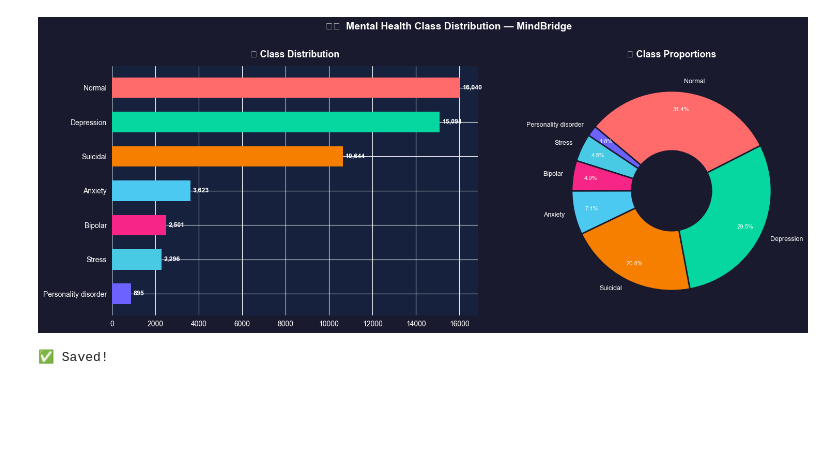
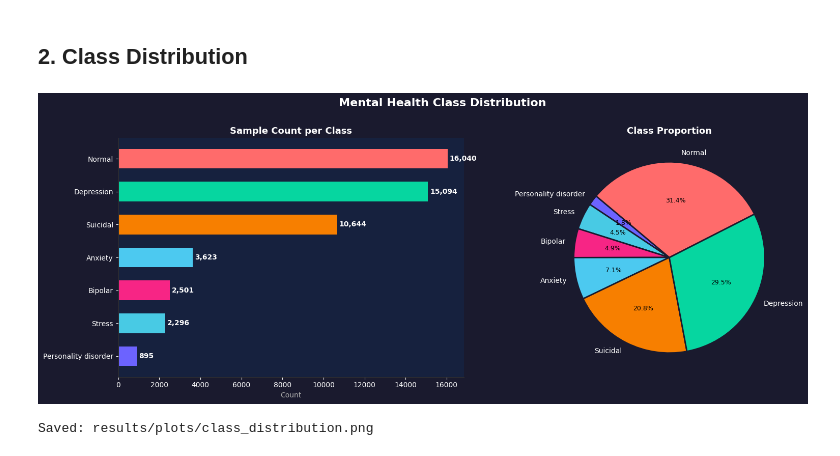
Before and after one commit to Vaibhav2040/MindBridge, a Jupyter notebook: notebooks/01_EDA.ipynb, the cells around one changed output. Saved outputs shown, nothing was run; the diff lists cells and outputs as text; code cells hidden in the pictures; blank space fills up the shorter version.

```diff
--- a/notebooks/01_EDA.ipynb
+++ b/notebooks/01_EDA.ipynb
@@ -39,20 +44,15 @@ df.dropna(inplace=True)
 df.drop_duplicates(inplace=True)
 df = df.reset_index(drop=True)
 
-print("=" * 55)
-print("         📊 MINDBRIDGE — DATASET OVERVIEW")
-print("=" * 55)
 print(f"  Total Samples     : {len(df):,}")
 print(f"  Total Columns     : {df.shape[1]}")
 print(f"  Missing Values    : {df.isnull().sum().sum()}")
-print(f"  Duplicate Rows    : {df.duplicated().sum():,}")
-print(f"  Unique Classes    : {df['status'].nunique()}")
-print("=" * 55)
-print(f"\n🏷️  Classes:\n")
-for i, cls in enumerate(sorted(df['status'].unique()), 1):
-    count = df['status'].value_counts()[cls]
+print(f"  Duplicate Rows    : 0")
+print(f"  Classes           : {df['status'].nunique()}")
+print()
+for cls in sorted(df['status'].unique()):
+    count = (df['status'] == cls).sum()
     pct = count / len(df) * 100
-    bar = "█" * int(pct / 2)
-    print(f"   {i}. {cls:<25} {bar} {pct:.1f}%")
-print("=" * 55)
+    bar = '█' * int(pct / 2)
+    print(f"   {cls:<25} {count:>5,}  ({pct:.1f}%)  {bar}")
 # %% [output]
@@ -126,51 +110,45 @@ MindBridge EDA — Step 2
+# %% [markdown]
+## 2. Class Distribution
 # %%
 COLORS = ['#6C63FF','#48CAE4','#f72585','#4cc9f0','#f77f00','#06d6a0','#ff6b6b']
 class_counts = df['status'].value_counts().sort_values(ascending=True)
 
 fig, axes = plt.subplots(1, 2, figsize=(16, 6))
 fig.patch.set_facecolor('#1a1a2e')
+fig.suptitle('Mental Health Class Distribution', fontsize=16, fontweight='bold', color='white', y=1.01)
 
-# Bar Chart
 ax1 = axes[0]
 ax1.set_facecolor('#16213e')
 bars = ax1.barh(class_counts.index, class_counts.values,
                 color=COLORS, height=0.6, edgecolor='none')
 for bar, val in zip(bars, class_counts.values):
     ax1.text(val + 100, bar.get_y() + bar.get_height()/2,
-             f'{val:,}', va='center', color='white', fontsize=9, fontweight='bold')
-ax1.set_title('📊 Class Distribution', color='white', fontsize=13, fontweight='bold', pad=12)
+             f'{val:,}', va='center', fontsize=10, color='white', fontweight='bold')
+ax1.set_title('Sample Count per Class', color='white', fontsize=13, fontweight='bold')
+ax1.set_xlabel('Count', color='#aaa')
 ax1.tick_params(colors='white')
-ax1.spines[['top','right','bottom','left']].set_visible(False)
-for label in ax1.get_yticklabels():
+ax1.spines['bottom'].set_color('#333')
+ax1.spines['left'].set_color('#333')
+ax1.spines['top'].set_visible(False)
+ax1.spines['right'].set_visible(False)
+for label in ax1.get_xticklabels() + ax1.get_yticklabels():
     label.set_color('white')
 
-# Pie Chart
 ax2 = axes[1]
-ax2.set_facecolor('#16213e')
+ax2.set_facecolor('#1a1a2e')
 wedges, texts, autotexts = ax2.pie(
-    class_counts.values,
-    labels=class_counts.index,
-    colors=COLORS,
-    autopct='%1.1f%%',
-    startangle=140,
-    pctdistance=0.82,
-    wedgeprops=dict(width=0.6, edgecolor='#1a1a2e', linewidth=2)
-)
-for text in texts:
-    text.set_color('white')
-    text.set_fontsize(9)
-for autotext in autotexts:
-    autotext.set_color('white')
-    autotext.set_fontsize(8)
-ax2.set_title('🥧 Class Proportions', color='white', fontsize=13, fontweight='bold', pad=12)
+    class_counts.values, labels=class_counts.index,
+    colors=COLORS, autopct='%1.1f%%', startangle=140,
+    wedgeprops={'edgecolor': '#1a1a2e', 'linewidth': 2})
+for text in texts: text.set_color('white')
+for at in autotexts: at.set_fontsize(9)
+ax2.set_title('Class Proportion', color='white', fontsize=13, fontweight='bold')
 
-plt.suptitle('🏷️  Mental Health Class Distribution — MindBridge',
-             color='white', fontsize=14, fontweight='bold', y=1.01)
 plt.tight_layout()
-plt.savefig('/Users/vaibhav2040/Desktop/MIND_BRIDGE/results/plots/01_class_distribution.png',
-            dpi=150, bbox_inches='tight', facecolor='#1a1a2e')
+plt.savefig('results/plots/class_distribution.png', dpi=150, bbox_inches='tight',
+            facecolor='#1a1a2e')
 plt.show()
-print("✅ Saved!")
+print("Saved: results/plots/class_distribution.png")
 # %% [output]
-[figure, old version]
+[figure, new version]
-✅ Saved!
+Saved: results/plots/class_distribution.png
```
Also changed, not shown: parts of 17 cells of this notebook, 35 other files.
